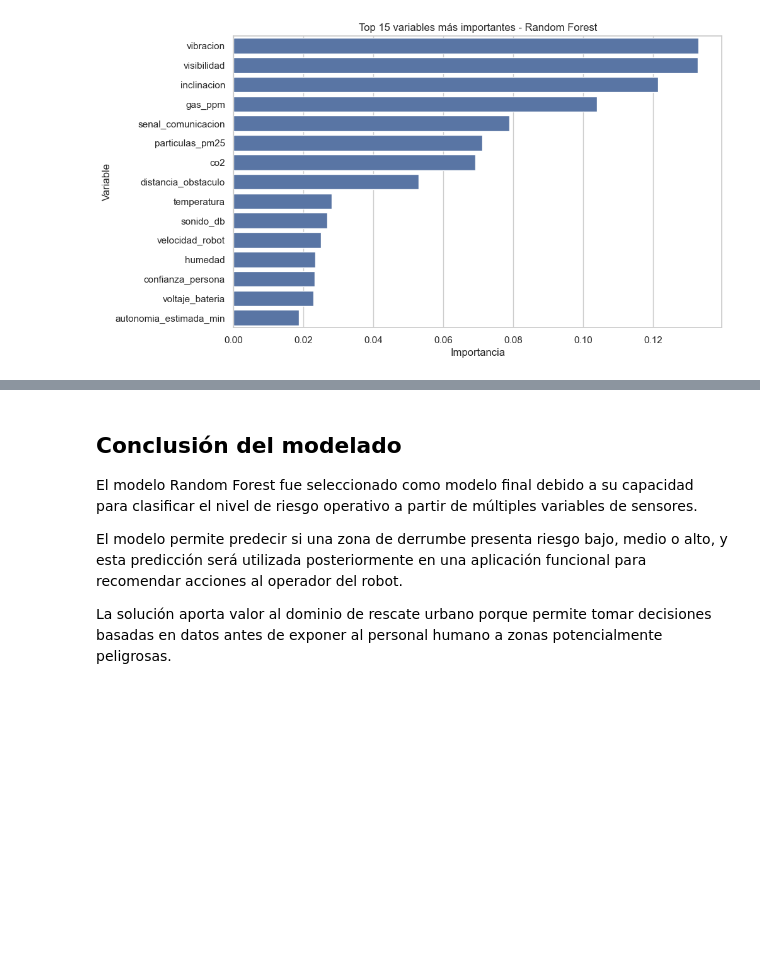
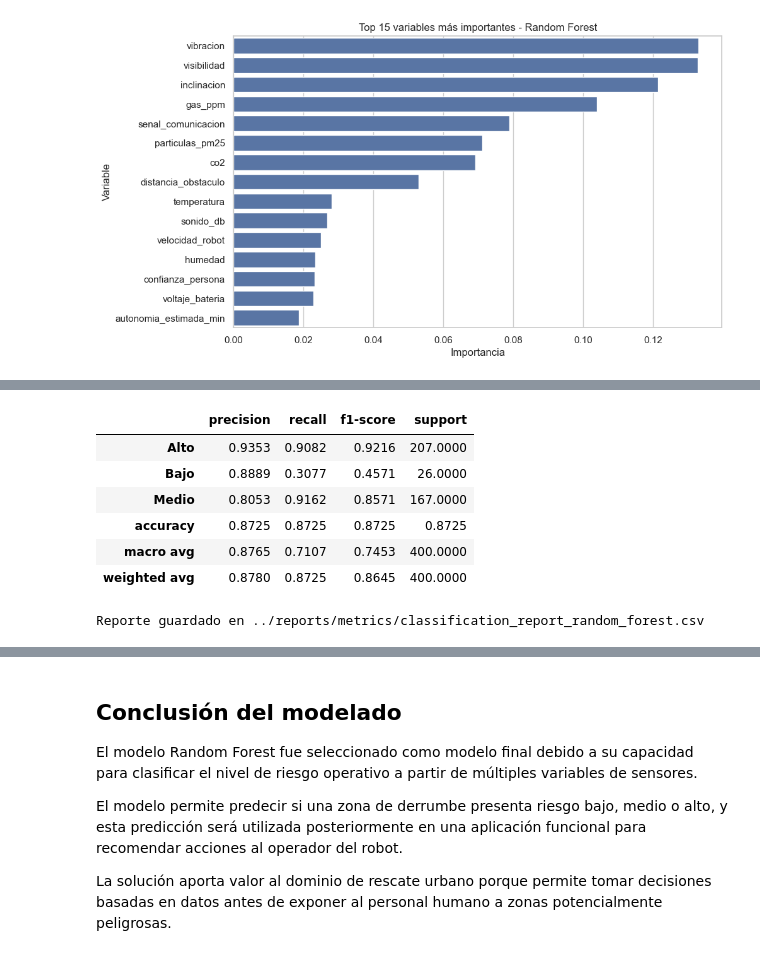
Before and after one commit to Nicom7910/RescueTwin-AI, a Jupyter notebook: notebooks/03_modelado_rescuetwin.ipynb, the cells around one changed output, grey strips where cells are left out. Drawn from its saved outputs; the diff is of its cells as text; code cells hidden in the pictures; blank space fills up the shorter version.

```diff
--- a/notebooks/03_modelado_rescuetwin.ipynb
+++ b/notebooks/03_modelado_rescuetwin.ipynb
@@ -382,0 +490,23 @@ plt.show()
+# %%
+reporte_rf = classification_report(
+    y_test,
+    y_pred_rf,
+    output_dict=True,
+    zero_division=0
+)
+
+reporte_rf_df = pd.DataFrame(reporte_rf).transpose()
+reporte_rf_df.round(4)
+# %% [output]
+|  | precision | recall | f1-score | support |
+| Alto | 0.9353 | 0.9082 | 0.9216 | 207.0000 |
+| Bajo | 0.8889 | 0.3077 | 0.4571 | 26.0000 |
+| Medio | 0.8053 | 0.9162 | 0.8571 | 167.0000 |
+| accuracy | 0.8725 | 0.8725 | 0.8725 | 0.8725 |
+| macro avg | 0.8765 | 0.7107 | 0.7453 | 400.0000 |
+| weighted avg | 0.8780 | 0.8725 | 0.8645 | 400.0000 |
+# %%
+reporte_rf_df.to_csv("../reports/metrics/classification_report_random_forest.csv")
+print("Reporte guardado en ../reports/metrics/classification_report_random_forest.csv")
+# %% [output]
+Reporte guardado en ../reports/metrics/classification_report_random_forest.csv
```
Also changed, not shown: parts of 13 cells of this notebook, 10 other files.
